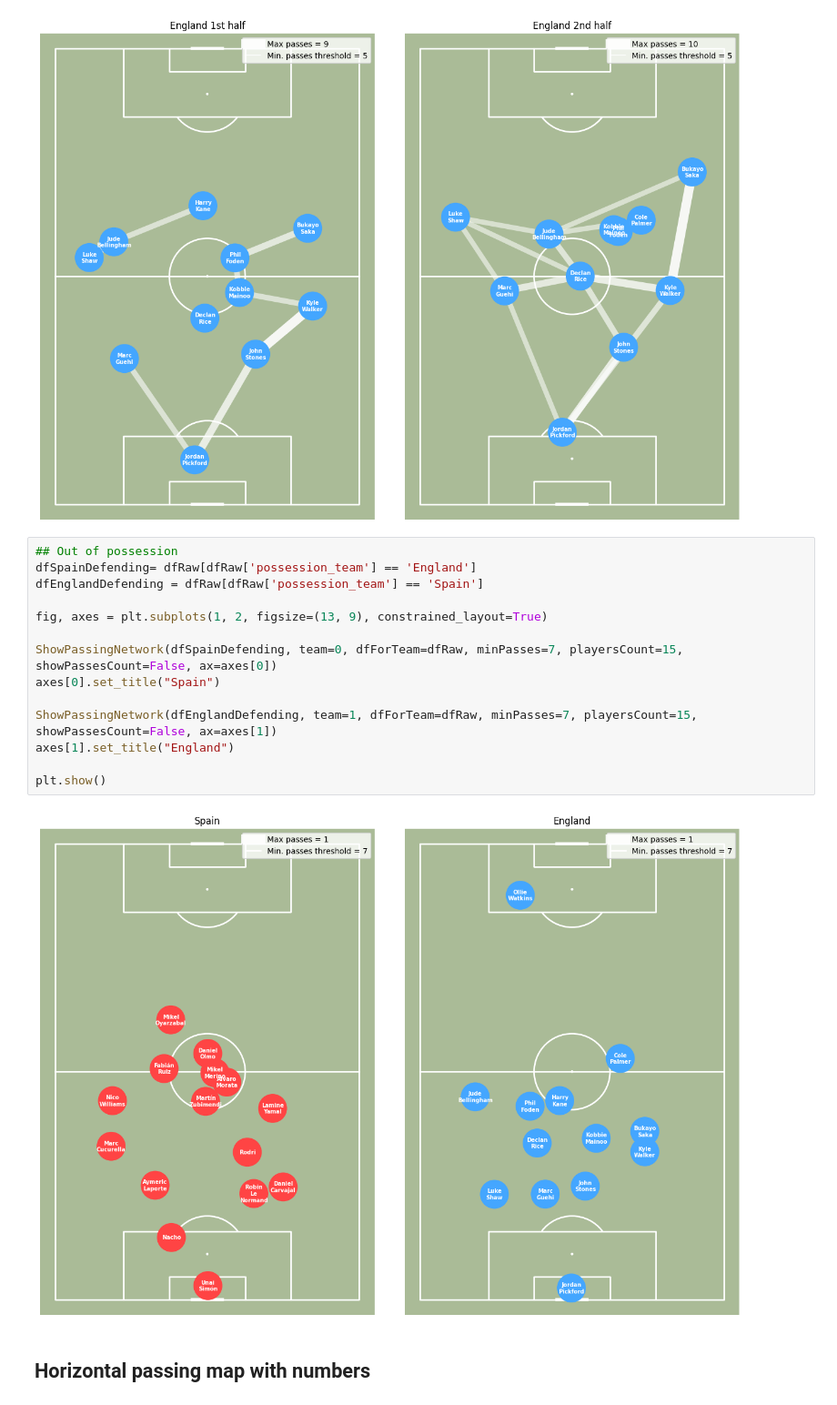
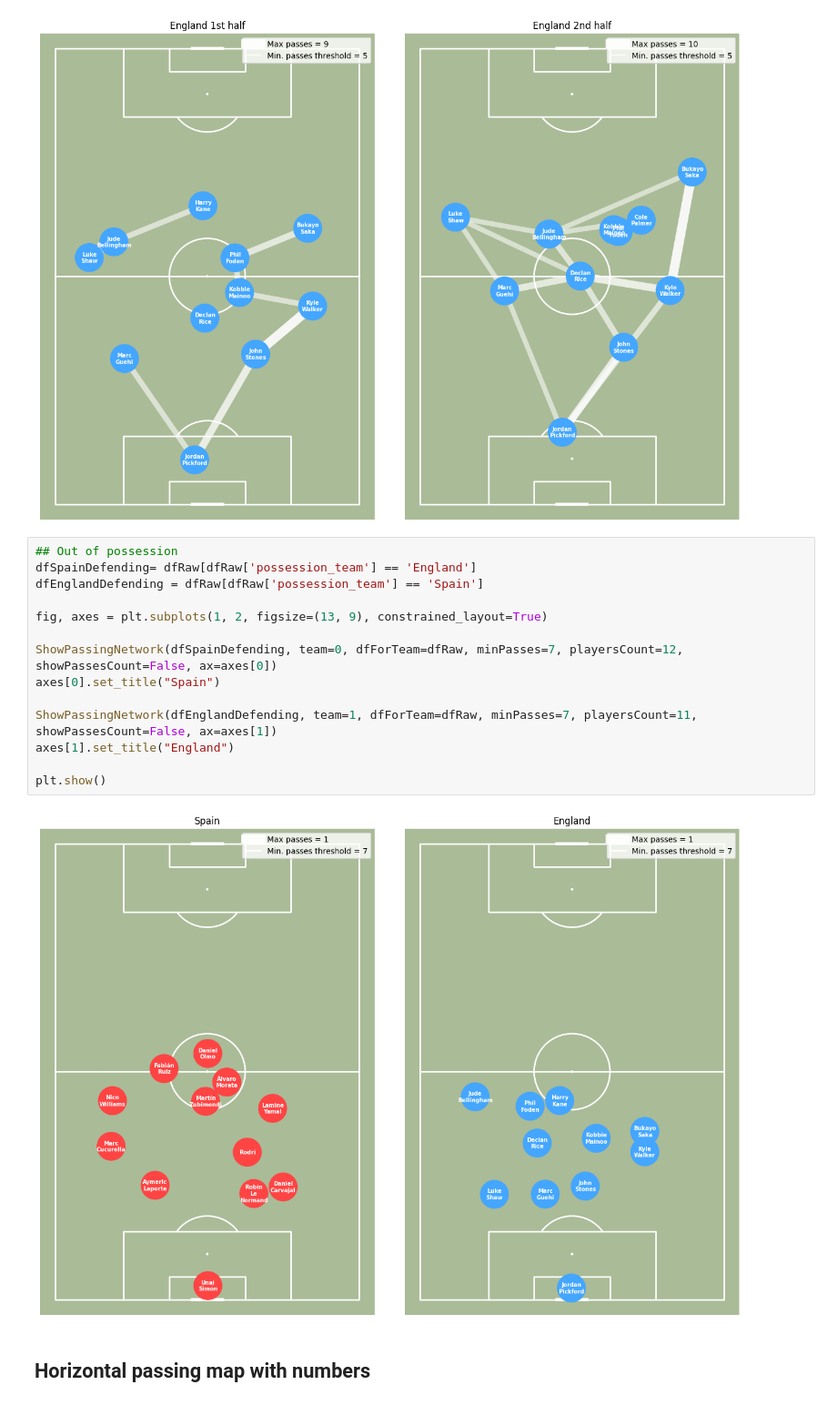
Before and after one commit to francisco-kim/footballAnalysis, a Jupyter notebook: statsbomb.ipynb, the cells around one changed output. Shown at 91% size. Cells and saved outputs as stored; diff of their text form.

```diff
--- a/statsbomb.ipynb
+++ b/statsbomb.ipynb
@@ -999,19 +923,19 @@ plt.show()
 # %%
 ## Out of possession
 dfSpainDefending= dfRaw[dfRaw['possession_team'] == 'England']
 dfEnglandDefending = dfRaw[dfRaw['possession_team'] == 'Spain']
 
 fig, axes = plt.subplots(1, 2, figsize=(13, 9), constrained_layout=True)
 
-ShowPassingNetwork(dfSpainDefending, team=0, dfForTeam=dfRaw, minPasses=7, playersCount=15, showPassesCount=False, ax=axes[0])
+ShowPassingNetwork(dfSpainDefending, team=0, dfForTeam=dfRaw, minPasses=7, playersCount=12, showPassesCount=False, ax=axes[0])
 axes[0].set_title("Spain")
 
-ShowPassingNetwork(dfEnglandDefending, team=1, dfForTeam=dfRaw, minPasses=7, playersCount=15, showPassesCount=False, ax=axes[1])
+ShowPassingNetwork(dfEnglandDefending, team=1, dfForTeam=dfRaw, minPasses=7, playersCount=11, showPassesCount=False, ax=axes[1])
 axes[1].set_title("England")
 
 plt.show()
 # %% [output]
-[figure, old version]
+[figure, new version]
 # %% [markdown]
 ## Horizontal passing map with numbers
 # %%
```
Also changed, not shown: parts of 8 cells of this notebook.
